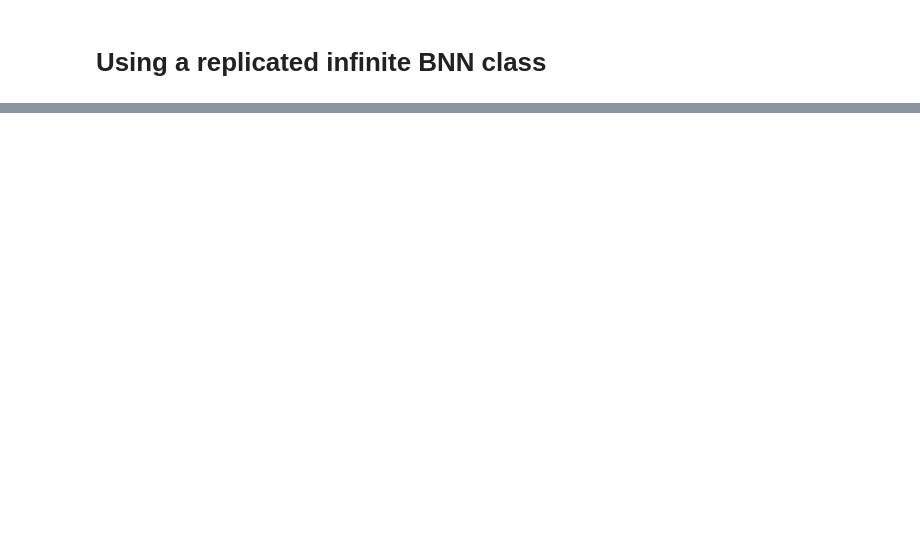
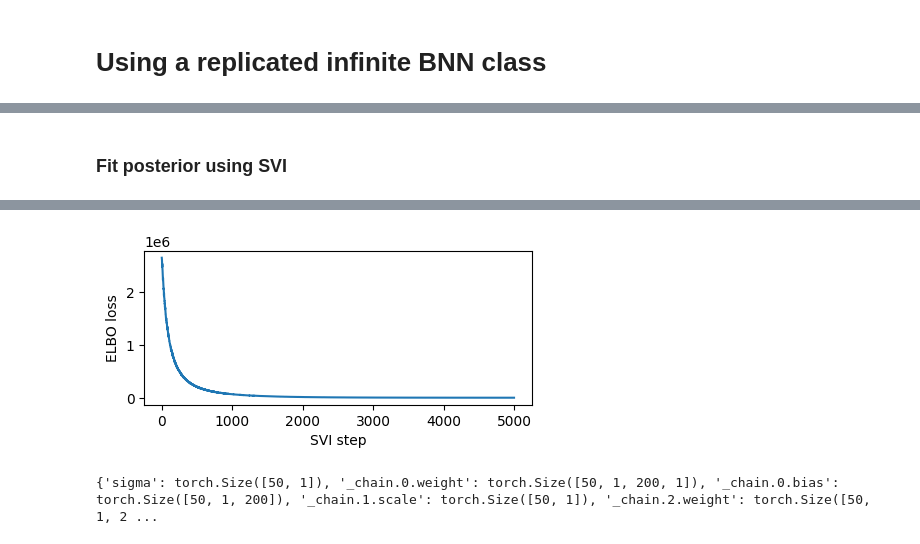
Before and after one commit to NatLabRockies/mmbo, a Jupyter notebook: notebooks/pyro-test.ipynb, the cells around one changed output, grey strips where cells are left out. Saved outputs shown, nothing was run; the diff lists cells and outputs as text; code cells hidden in the pictures; blank space fills up the shorter version.

```diff
--- a/notebooks/pyro-test.ipynb
+++ b/notebooks/pyro-test.ipynb
@@ -238,19 +267,0 @@ plot_predictions2(preds)
-# %%
-num_plot = 50
-width = 100
-depth = 3
-
-pltpoints = 1000
-
-###########################
-
-fig, axs = plt.subplots()
-
-
-x = torch.linspace(-3, 3, pltpoints).reshape((pltpoints, 1))
-
-model = TIBNN(n_feat=1, n_out=1, width=width, depth=depth)
-
-for _ in range(num_plot):
-    y = model(x)
-    axs.plot(x.flatten(), y.flatten())
@@ -256,0 +272,25 @@ for _ in range(num_plot):
+# %% [markdown]
+### Fit posterior using SVI
+# %%
+# Fit posterior using SVI
+logging.basicConfig(format='%(message)s', level=logging.INFO)
+
+pyro.clear_param_store()
+
+auto_guide = pyro.infer.autoguide.AutoNormal(model)
+adam = pyro.optim.Adam({"lr": 0.005})
+elbo = pyro.infer.Trace_ELBO()
+svi = pyro.infer.SVI(model, auto_guide, adam, elbo)
+
+losses = []
+for step in range(5000):  # Consider running for more steps.
+    loss = svi.step(x_train2, y_train2)
+    losses.append(loss)
+    if step % 500 == 0:
+        logging.info("Elbo loss: {}".format(loss))
+
+plt.figure(figsize=(5, 2))
+plt.plot(losses)
+plt.xlabel("SVI step")
+plt.ylabel("ELBO loss");
+# %% [output]
@@ -256,0 +307,7 @@ for _ in range(num_plot):
+[figure, added]
+# %%
+svi_predictive = Predictive(model, guide=auto_guide, num_samples=50)
+svi_samples = svi_predictive(x_test2)
+print({k:svi_samples[k].shape for k in svi_samples})
+# %% [output]
+{'sigma': torch.Size([50, 1]), '_chain.0.weight': torch.Size([50, 1, 200, 1]), '_chain.0.bias': torch.Size([50, 1, 200]), '_chain.1.scale': torch.Size([50, 1]), '_chain.2.weight': torch.Size([50, 1, 2 ...
```
Also changed, not shown: parts of 32 cells of this notebook, 3 other files.
